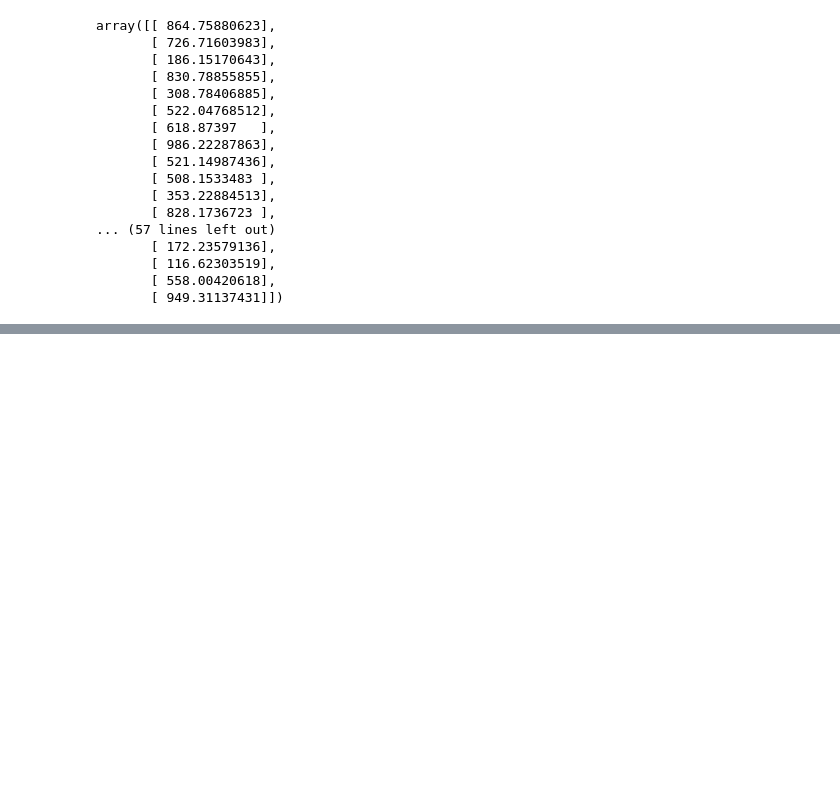
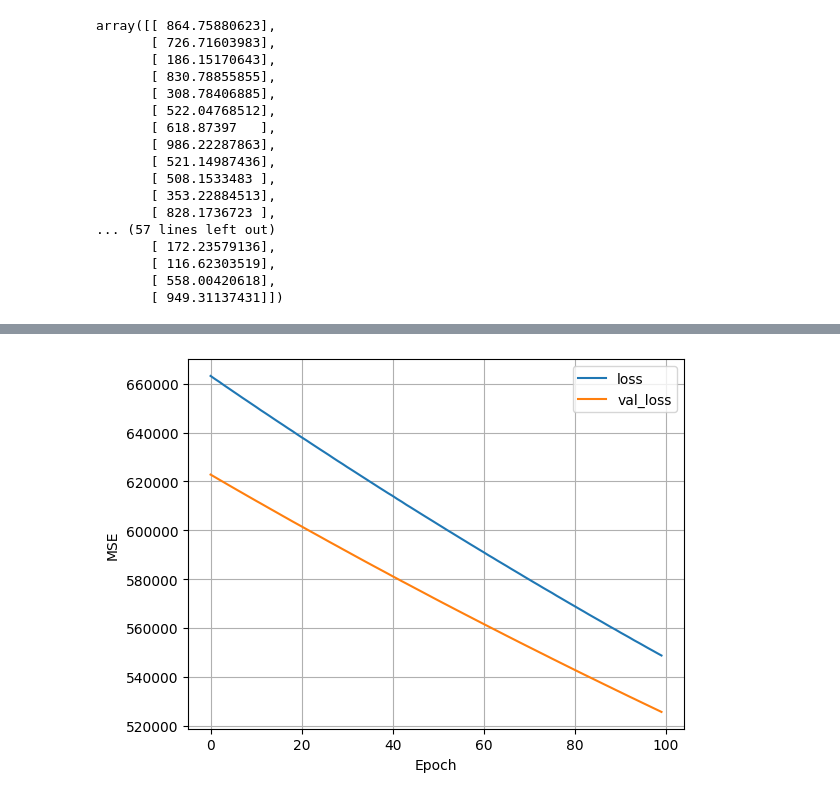
Before and after one commit to dindadinho93/Python-Exercise, a Jupyter notebook: ml_bikes_regression.ipynb, the cells around one changed output, grey strips where cells are left out. Drawn from its saved outputs; the diff is of its cells as text; code cells hidden in the pictures; blank space fills up the shorter version.

```diff
--- a/ml_bikes_regression.ipynb
+++ b/ml_bikes_regression.ipynb
@@ -135,0 +147,17 @@ array([[ 864.75880623],
+# %%
+temp_normalizer = tf.keras.layers.Normalization(input_shape=(1,), axis=None)
+temp_normalizer.adapt(X_train_temp.reshape(-1))
+# %%
+temp_nn_model = tf.keras.Sequential([
+    temp_normalizer,
+    tf.keras.layers.Dense(1)
+])
+# %%
+temp_nn_model.compile(optimizer=tf.keras.optimizers.Adam(learning_rate=0.1), loss='mean_squared_error')
+# %%
+history = temp_nn_model.fit(
+    X_train_temp.reshape(-1), y_train_temp,
+    verbose=1,
+    epochs=100,
+    validation_data=(X_val_temp, y_val_temp)
+)
@@ -135,0 +182,4 @@ array([[ 864.75880623],
+# %%
+plot_loss(history)
+# %% [output]
+[figure, added]
```
Also changed, not shown: parts of 16 cells of this notebook.
